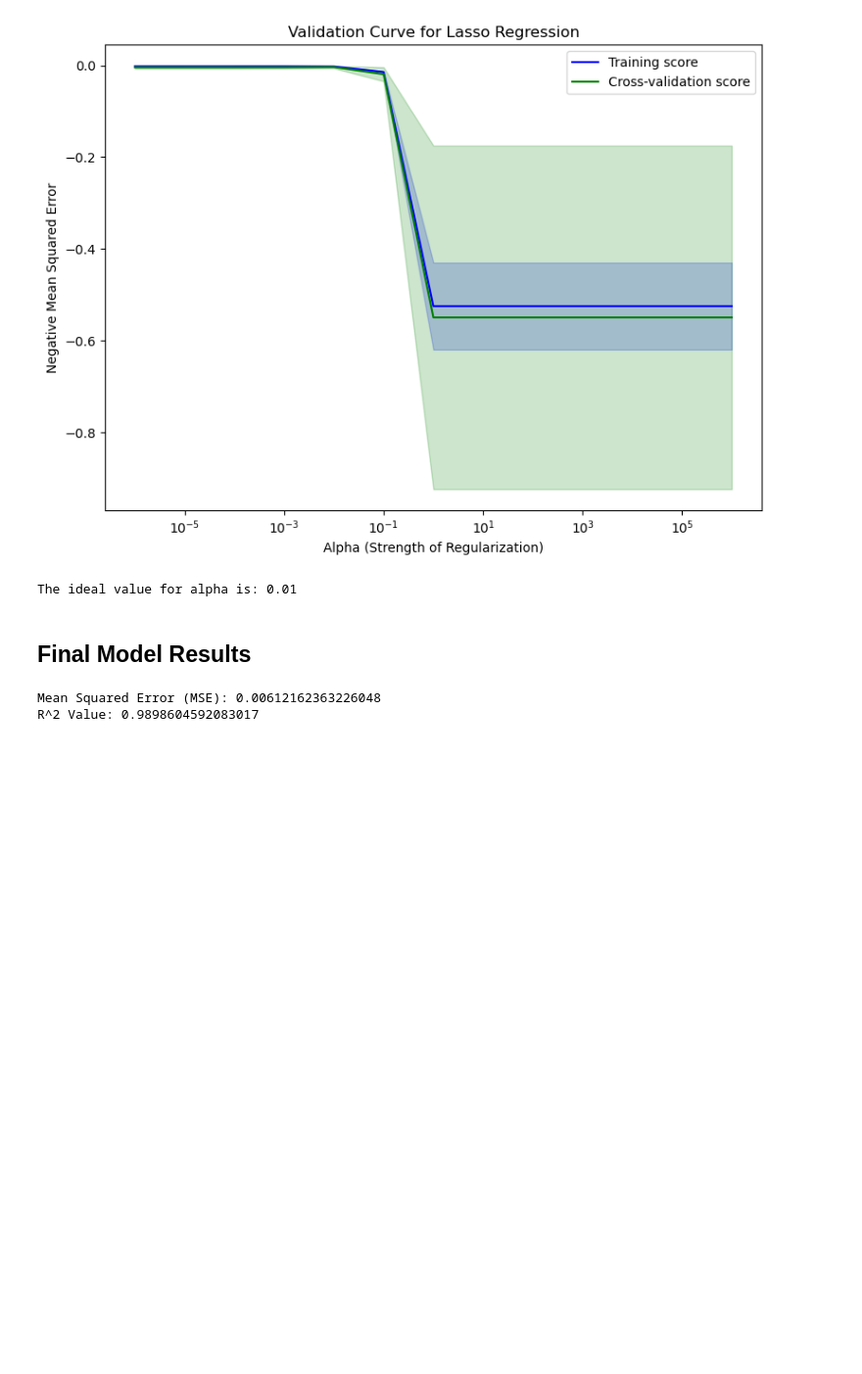
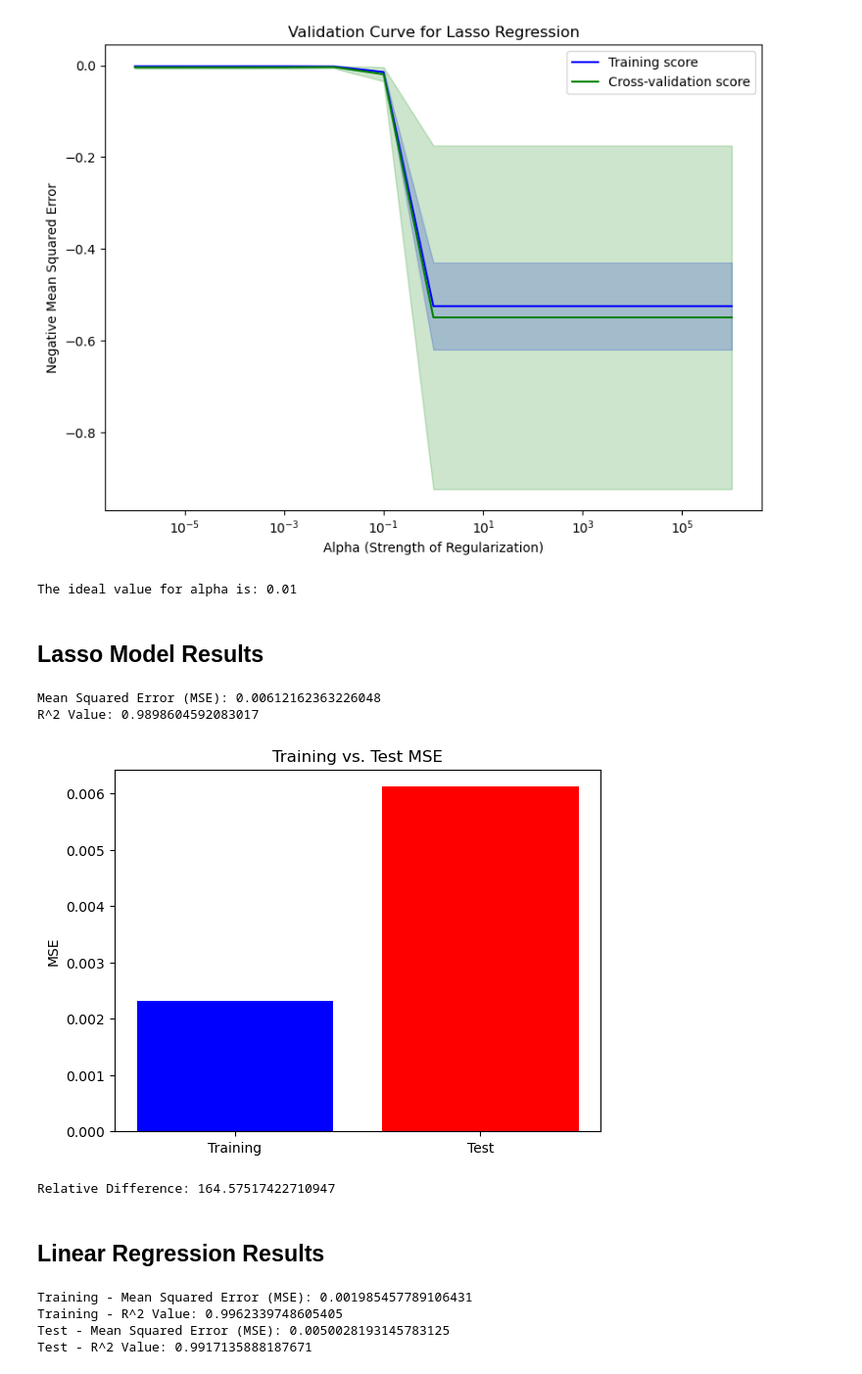
Before and after one commit to imadahmad97/capstone, a Jupyter notebook: report.ipynb, the cells around one changed output. Shown at 98% size. Saved outputs shown, nothing was run; the diff lists cells and outputs as text; code cells hidden in the pictures; blank space fills up the shorter version.

Commit message:
added linear regression

```diff
--- a/report.ipynb
+++ b/report.ipynb
@@ -406,7 +403,7 @@ print(f"The ideal value for alpha is: {ideal_alpha}")
 [figure]
 The ideal value for alpha is: 0.01
 # %% [markdown]
-## Final Model Results
+## Lasso Model Results
 # %%
 # Initialize Lasso regression model
 lasso_reg = Lasso(alpha=0.01)
@@ -425,3 +422,56 @@ print(f"R^2 Value: {r2}")
 # %% [output]
 Mean Squared Error (MSE): 0.00612162363226048
 R^2 Value: 0.9898604592083017
+# %%
+# Predict on the training set
+y_train_pred = lasso_reg.predict(X_train_scaled)
+mse_train = mean_squared_error(y_train, y_train_pred)
+
+# Collect the errors into a list
+errors = [mse_train, mse]
+
+# Create labels for the bars
+labels = ['Training', 'Test']
+
+# Create the bar plot
+plt.bar(labels, errors, color=['blue', 'red'])
+plt.ylabel('MSE')
+plt.title('Training vs. Test MSE')
+plt.show()
+
+difference = mse - mse_train
+relative_difference = (difference / mse_train) * 100
+
+print(f"Relative Difference: {relative_difference}")
+# %% [output]
+[figure, added]
+Relative Difference: 164.57517422710947
+# %% [markdown]
+## Linear Regression Results
+# %%
+# Initialize the linear regression model
+linear_reg = LinearRegression()
+
+# Fit the model to the training data
+linear_reg.fit(X_train_scaled, y_train)
+
+# Predict on the training and test sets
+y_train_pred = linear_reg.predict(X_train_scaled)
+y_test_pred = linear_reg.predict(X_test_scaled)
+
+# Calculate and print the metrics for training data
+mse_train = mean_squared_error(y_train, y_train_pred)
+r2_train = r2_score(y_train, y_train_pred)
+print(f"Training - Mean Squared Error (MSE): {mse_train}")
+print(f"Training - R^2 Value: {r2_train}")
+
+# Calculate and print the metrics for test data
+mse_test = mean_squared_error(y_test, y_test_pred)
+r2_test = r2_score(y_test, y_test_pred)
+print(f"Test - Mean Squared Error (MSE): {mse_test}")
+print(f"Test - R^2 Value: {r2_test}")
+# %% [output]
+Training - Mean Squared Error (MSE): 0.001985457789106431
+Training - R^2 Value: 0.9962339748605405
+Test - Mean Squared Error (MSE): 0.0050028193145783125
+Test - R^2 Value: 0.9917135888187671
```
Also changed, not shown: parts of 2 cells of this notebook.
